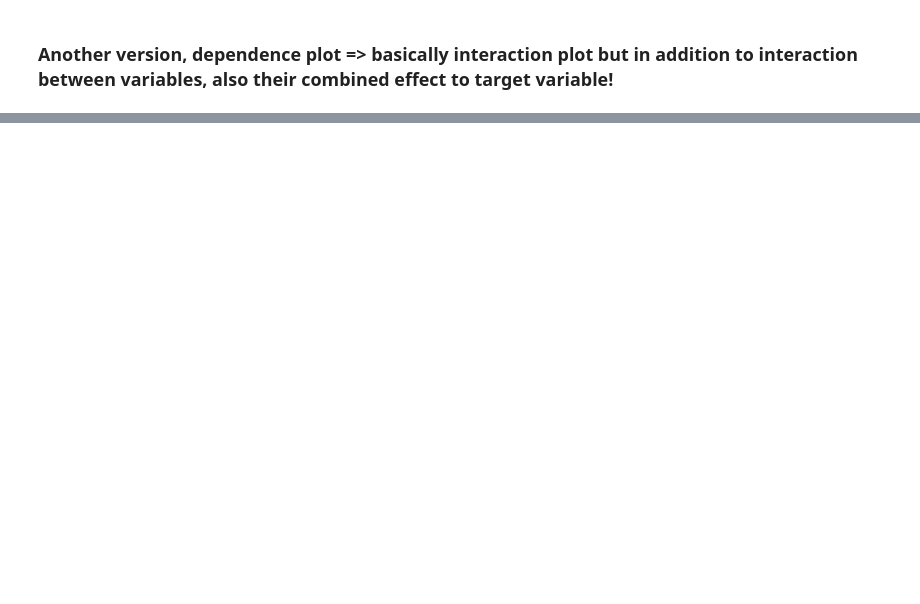
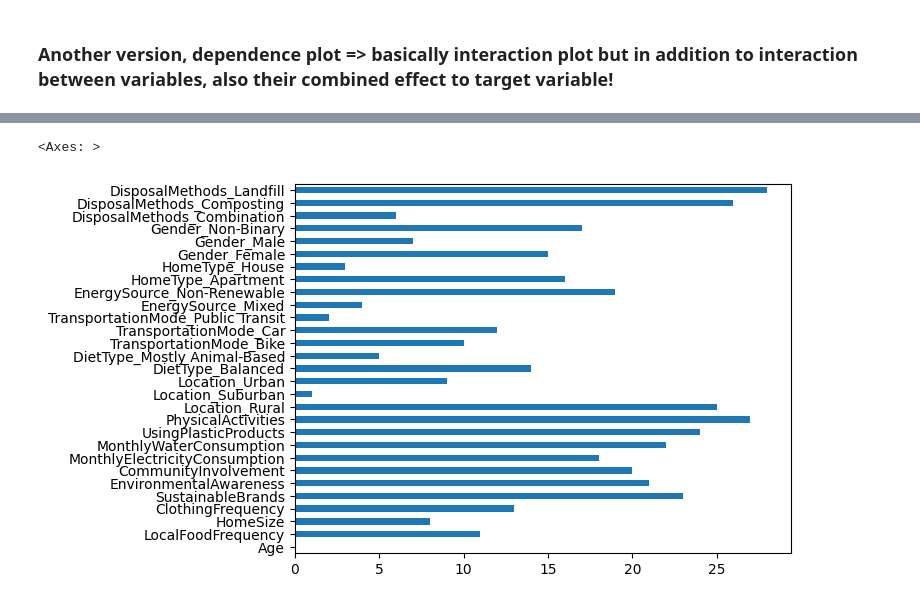
Before and after one commit to tuomasvaltanenLUAS/AdvancedDataAnalytics2025, a Jupyter notebook: lecture2_other_eval_tools/shap_and_lime/shap_test2_gpu.ipynb, the cells around one changed output, grey strips where cells are left out. Cells and saved outputs as stored; diff of their text form; code cells hidden in the pictures; blank space fills up the shorter version.

```diff
--- a/lecture2_other_eval_tools/shap_and_lime/shap_test2_gpu.ipynb
+++ b/lecture2_other_eval_tools/shap_and_lime/shap_test2_gpu.ipynb
@@ -371,0 +547,20 @@ plt.show()
+# %%
+# pip install skfeature-chappers
+from skfeature.function.similarity_based import fisher_score
+
+# get the fisher's score rankings
+ranks = fisher_score.fisher_score(X.values, y.values)
+
+# create a pandas DataFrame for easier interpretation
+feat_importances = pd.Series(ranks, X.columns)
+feat_importances.plot(kind='barh')
+
+# how to interpret -> low score means the effect of this field is not large in the dataset
+# => typically means other columns in the dataset have similar correlations,
+# therefore making this particular column not so useful since other columns
+# already fill this role for this correlation
+
+# Fisher's score studies the variance of the data -> statistical significance
+# %% [output]
+<Axes: >
+[figure, added]
```
Also changed, not shown: parts of 10 cells of this notebook, 11 other files.
